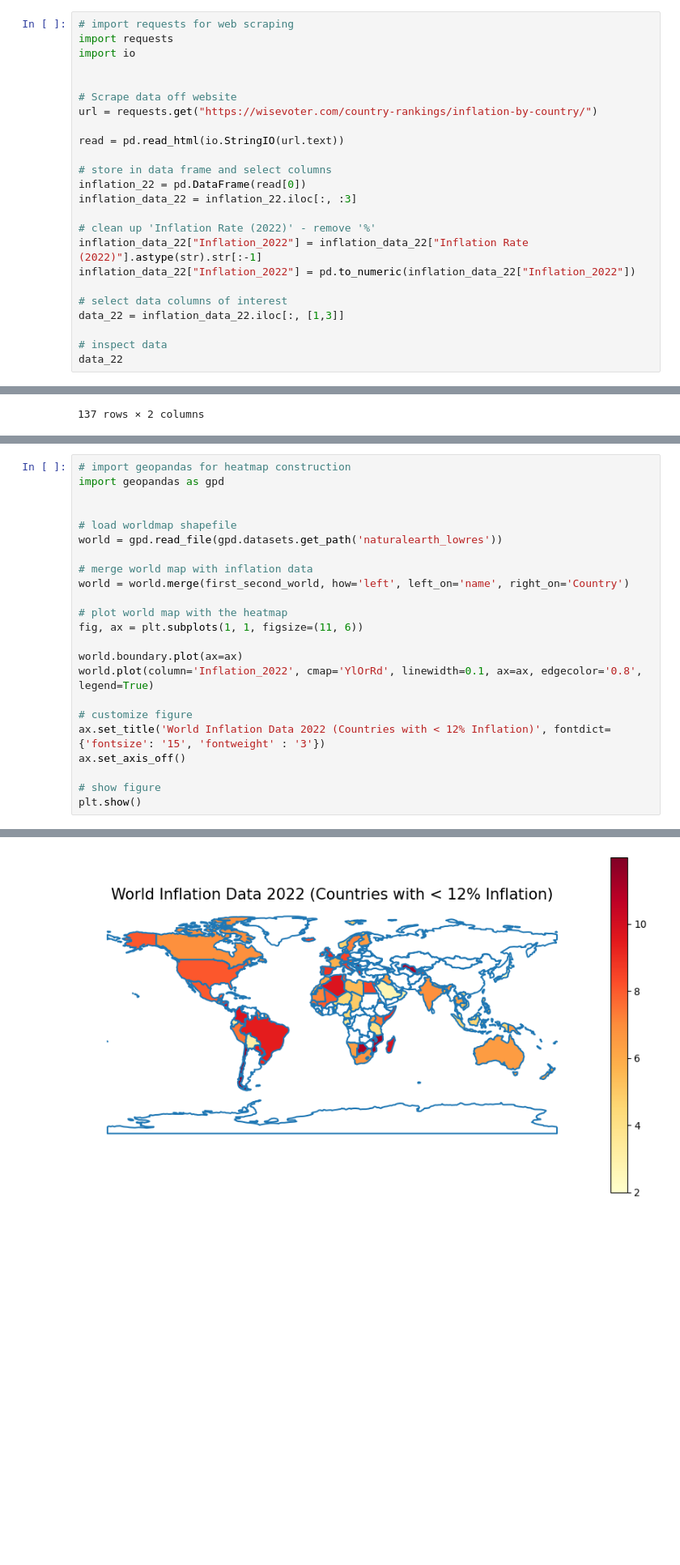
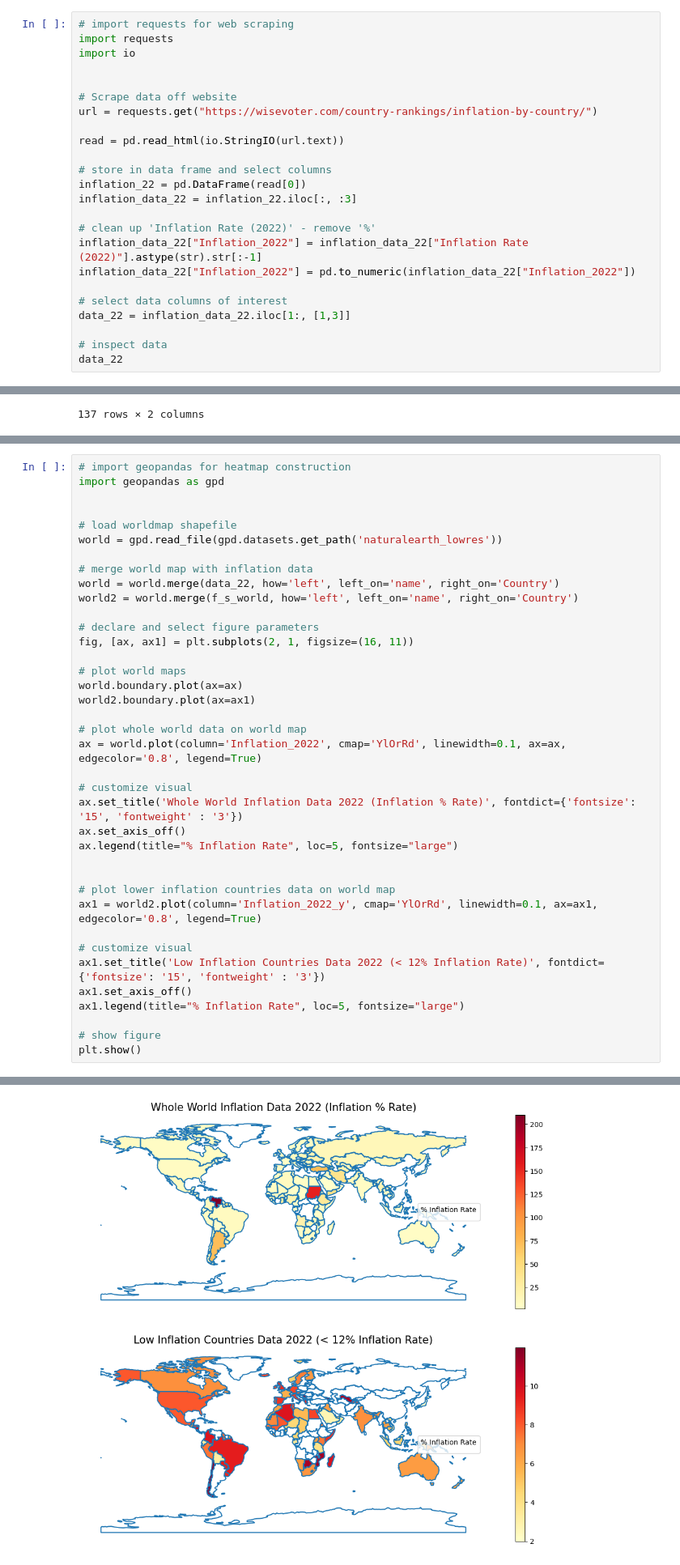
Before and after one commit to ScottsAnalysis/worldwide_inflation, a Jupyter notebook: UK vs USA inflation Analysis.ipynb, the cells around one changed output, grey strips where cells are left out. Shown at 81% size. Cells and saved outputs as stored; diff of their text form; blank space fills up the shorter version.

```diff
--- a/UK vs USA inflation Analysis.ipynb
+++ b/UK vs USA inflation Analysis.ipynb
@@ -240,7 +240,7 @@ inflation_data_22["Inflation_2022"] = inflation_data_22["Inflation Rate (2022)"]
 inflation_data_22["Inflation_2022"] = pd.to_numeric(inflation_data_22["Inflation_2022"])
 
 # select data columns of interest
-data_22 = inflation_data_22.iloc[:, [1,3]]
+data_22 = inflation_data_22.iloc[1:, [1,3]]
 
 # inspect data
 data_22
@@ -323,17 +323,32 @@ import geopandas as gpd
 world = gpd.read_file(gpd.datasets.get_path('naturalearth_lowres'))
 
 # merge world map with inflation data
-world = world.merge(first_second_world, how='left', left_on='name', right_on='Country')
+world = world.merge(data_22, how='left', left_on='name', right_on='Country')
+world2 = world.merge(f_s_world, how='left', left_on='name', right_on='Country')
 
-# plot world map with the heatmap
-fig, ax = plt.subplots(1, 1, figsize=(11, 6))
+# declare and select figure parameters
+fig, [ax, ax1] = plt.subplots(2, 1, figsize=(16, 11))
 
+# plot world maps
 world.boundary.plot(ax=ax)
-world.plot(column='Inflation_2022', cmap='YlOrRd', linewidth=0.1, ax=ax, edgecolor='0.8', legend=True)
+world2.boundary.plot(ax=ax1)
 
-# customize figure
-ax.set_title('World Inflation Data 2022 (Countries with < 12% Inflation)', fontdict={'fontsize': '15', 'fontweight' : '3'})
+# plot whole world data on world map
+ax = world.plot(column='Inflation_2022', cmap='YlOrRd', linewidth=0.1, ax=ax, edgecolor='0.8', legend=True)
+
+# customize visual
+ax.set_title('Whole World Inflation Data 2022 (Inflation % Rate)', fontdict={'fontsize': '15', 'fontweight' : '3'})
 ax.set_axis_off()
+ax.legend(title="% Inflation Rate", loc=5, fontsize="large")
+
+
+# plot lower inflation countries data on world map
+ax1 = world2.plot(column='Inflation_2022_y', cmap='YlOrRd', linewidth=0.1, ax=ax1, edgecolor='0.8', legend=True)
+
+# customize visual
+ax1.set_title('Low Inflation Countries Data 2022 (< 12% Inflation Rate)', fontdict={'fontsize': '15', 'fontweight' : '3'})
+ax1.set_axis_off()
+ax1.legend(title="% Inflation Rate", loc=5, fontsize="large")
 
 # show figure
 plt.show()
@@ -341,4 +358,4 @@ plt.show()
-[figure, old version]
+[figure, new version]
 # %% [markdown]
 ## Comparison of Inflation & Interest Rates with Investor Sentiment in the USA
 
```
Also changed, not shown: parts of 8 cells of this notebook.
